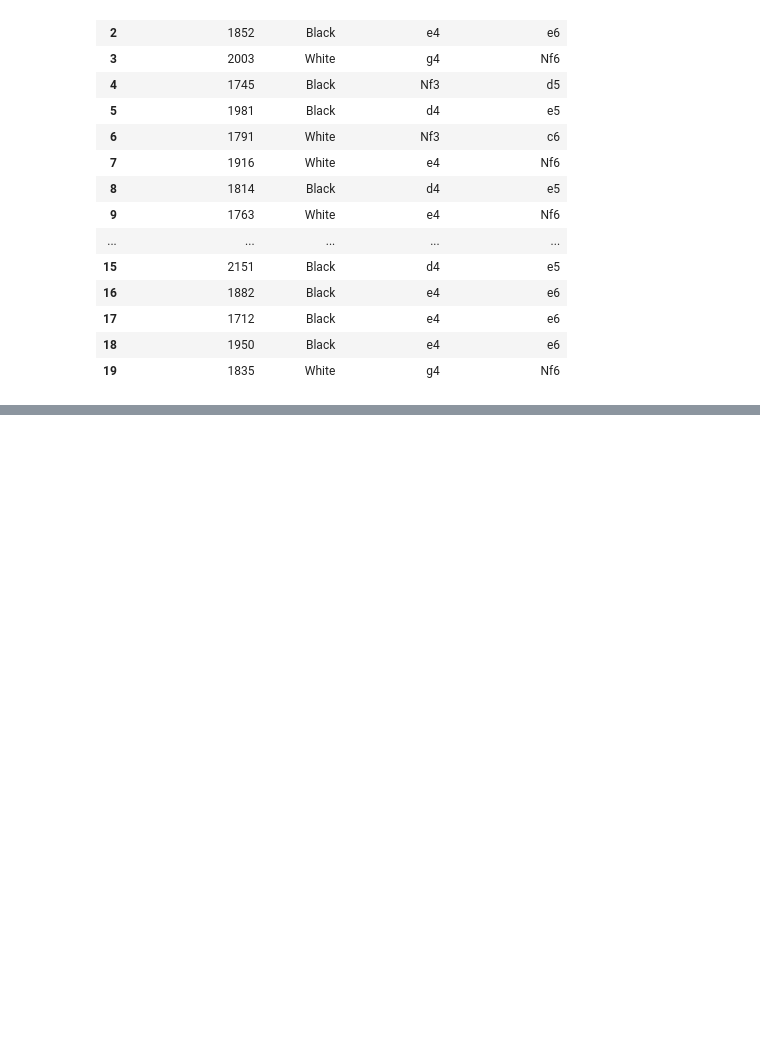
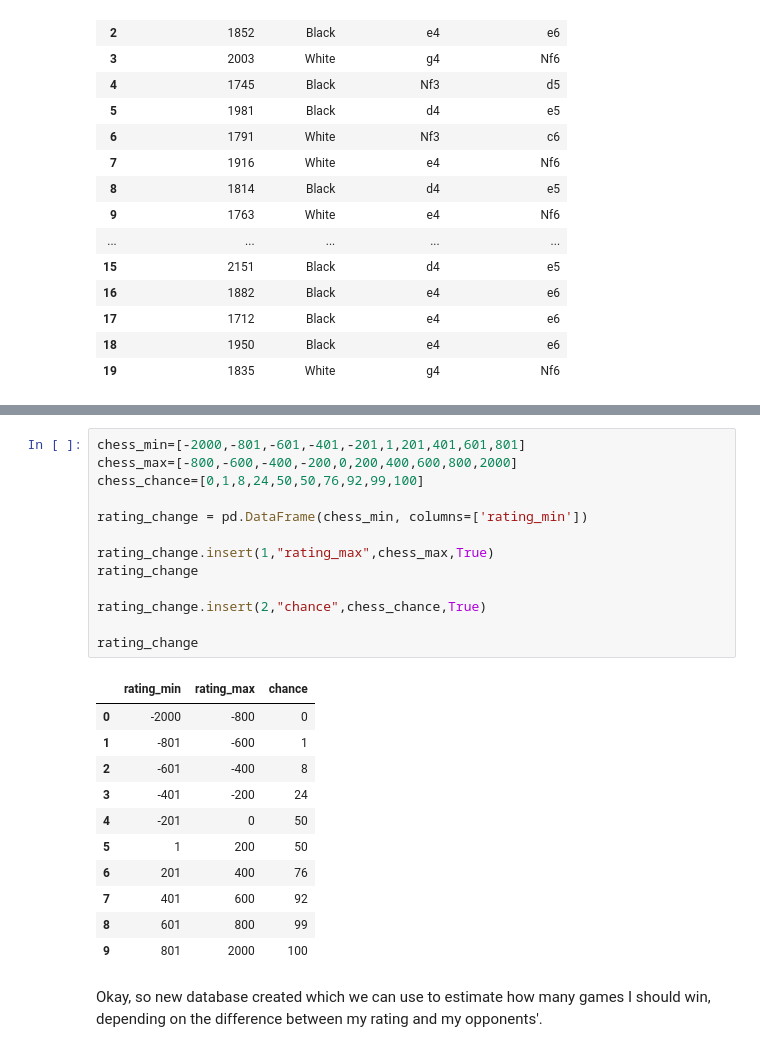
Before and after one commit to HFintan/pda_proj, a Jupyter notebook: pda_proj.ipynb, the cells around one changed output, grey strips where cells are left out. Saved outputs shown, nothing was run; the diff lists cells and outputs as text; blank space fills up the shorter version.

Commit message:
created new database for more accurate prediction of my score against opponents of varying ratings

```diff
--- a/pda_proj.ipynb
+++ b/pda_proj.ipynb
@@ -433,0 +460,27 @@ Now we have generated the first and second moves. There just remains to assign a
+# %%
+chess_min=[-2000,-801,-601,-401,-201,1,201,401,601,801]
+chess_max=[-800,-600,-400,-200,0,200,400,600,800,2000]
+chess_chance=[0,1,8,24,50,50,76,92,99,100]
+
+rating_change = pd.DataFrame(chess_min, columns=['rating_min'])
+
+rating_change.insert(1,"rating_max",chess_max,True)
+rating_change
+
+rating_change.insert(2,"chance",chess_chance,True)
+
+rating_change
+# %% [output]
+|  | rating_min | rating_max | chance |
+| 0 | -2000 | -800 | 0 |
+| 1 | -801 | -600 | 1 |
+| 2 | -601 | -400 | 8 |
+| 3 | -401 | -200 | 24 |
+| 4 | -201 | 0 | 50 |
+| 5 | 1 | 200 | 50 |
+| 6 | 201 | 400 | 76 |
+| 7 | 401 | 600 | 92 |
+| 8 | 601 | 800 | 99 |
+| 9 | 801 | 2000 | 100 |
+# %% [markdown]
+Okay, so new database created which we can use to estimate how many games I should win, depending on the difference between my rating and my opponents'.
```
Also changed, not shown: parts of 5 cells of this notebook, 2 other files.
